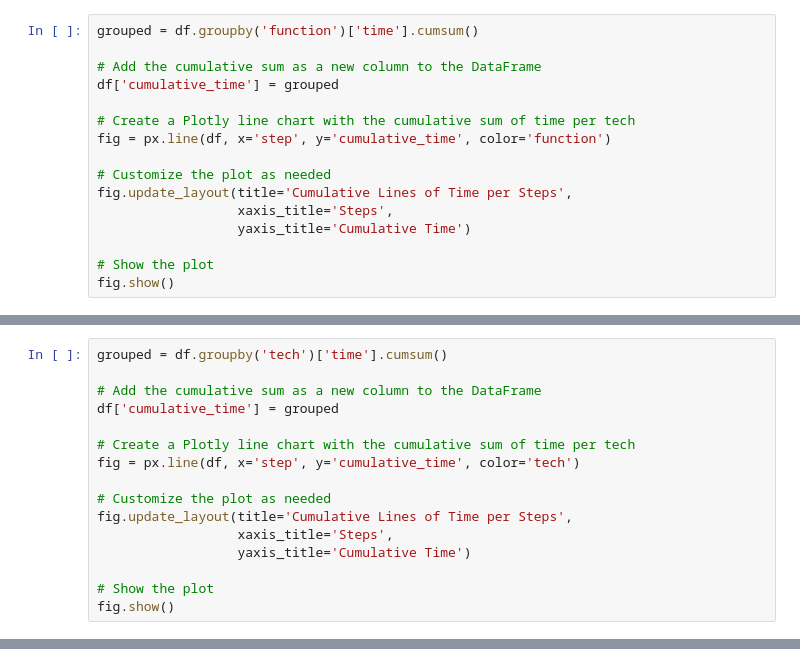
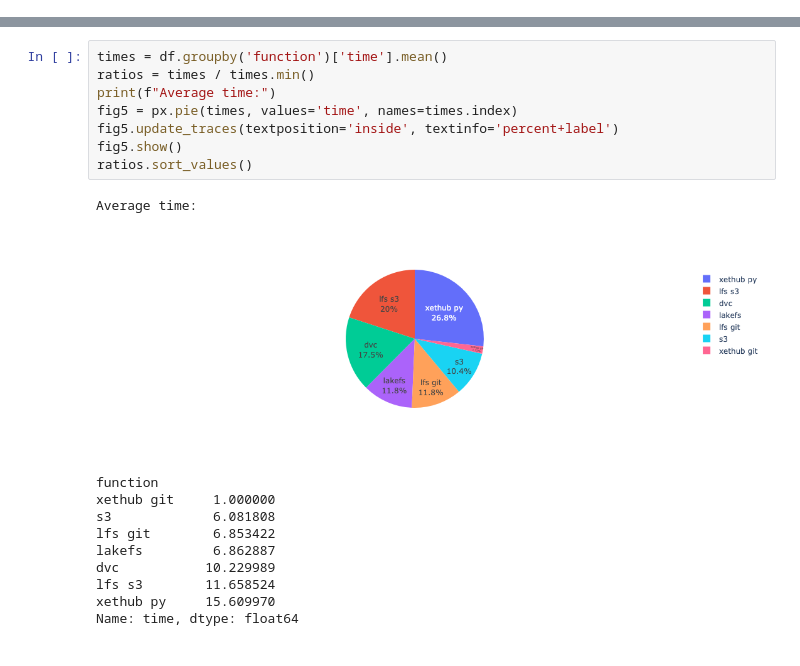
Before and after one commit to xdssio/versioning-article, a Jupyter notebook: notebooks/Analysis.ipynb, the cells around one changed output, grey strips where cells are left out. Saved outputs shown, nothing was run; the diff lists cells and outputs as text.

```diff
--- a/notebooks/Analysis.ipynb
+++ b/notebooks/Analysis.ipynb
@@ -68,16 +89,0 @@ fig.show()
-# %%
-grouped = df.groupby('function')['time'].cumsum()
-
-# Add the cumulative sum as a new column to the DataFrame
-df['cumulative_time'] = grouped
-
-# Create a Plotly line chart with the cumulative sum of time per tech
-fig = px.line(df, x='step', y='cumulative_time', color='function')
-
-# Customize the plot as needed
-fig.update_layout(title='Cumulative Lines of Time per Steps',
-                  xaxis_title='Steps',
-                  yaxis_title='Cumulative Time')
-
-# Show the plot
-fig.show()
@@ -86,16 +89,0 @@ fig.show()
-# %%
-grouped = df.groupby('tech')['time'].cumsum()
-
-# Add the cumulative sum as a new column to the DataFrame
-df['cumulative_time'] = grouped
-
-# Create a Plotly line chart with the cumulative sum of time per tech
-fig = px.line(df, x='step', y='cumulative_time', color='tech')
-
-# Customize the plot as needed
-fig.update_layout(title='Cumulative Lines of Time per Steps',
-                  xaxis_title='Steps',
-                  yaxis_title='Cumulative Time')
-
-# Show the plot
-fig.show()
@@ -116,0 +90,20 @@ fig.show()
+# %%
+times = df.groupby('function')['time'].mean()
+ratios = times / times.min()
+print(f"Average time:")
+fig5 = px.pie(times, values='time', names=times.index)
+fig5.update_traces(textposition='inside', textinfo='percent+label')
+fig5.show()
+ratios.sort_values()
+# %% [output]
+Average time:
+[figure, added]
+function
+xethub git     1.000000
+s3             6.081808
+lfs git        6.853422
+lakefs         6.862887
+dvc           10.229989
+lfs s3        11.658524
+xethub py     15.609970
+Name: time, dtype: float64
```
Also changed, not shown: parts of 12 cells of this notebook, 3 other files.
